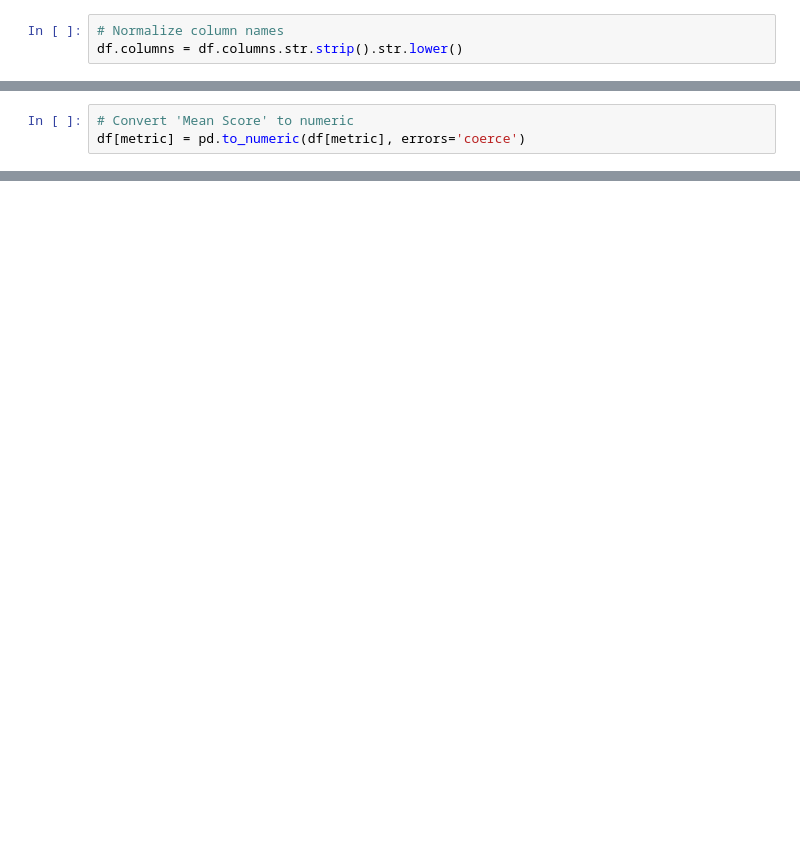
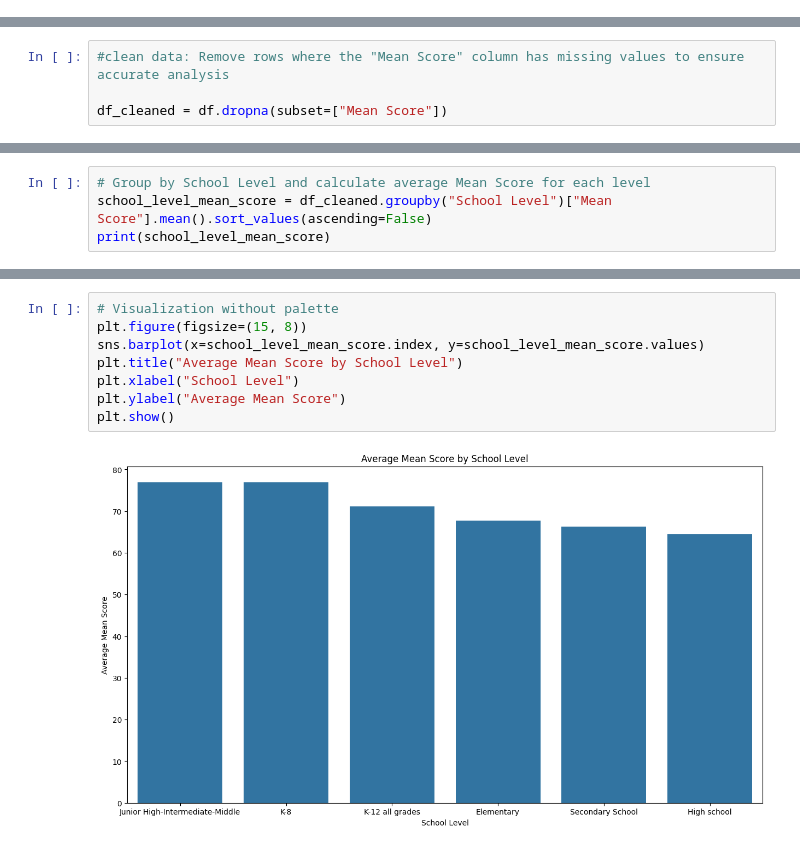
Before and after one commit to mpatel5/FoundationsOfDataScience, a Jupyter notebook: PythonProject1.ipynb, the cells around one changed output, grey strips where cells are left out. Saved outputs shown, nothing was run; the diff lists cells and outputs as text; blank space fills up the shorter version.

```diff
--- a/PythonProject1.ipynb
+++ b/PythonProject1.ipynb
@@ -34,3 +37,0 @@ df.describe()
-# %%
-# Normalize column names
-df.columns = df.columns.str.strip().str.lower()
@@ -67,3 +37,0 @@ if metric not in df.columns:
-# %%
-# Convert 'Mean Score' to numeric
-df[metric] = pd.to_numeric(df[metric], errors='coerce')
@@ -127,0 +86,4 @@ Conclusion: The average Regents exam score for BROOKLYN TECHNICAL HIGH SCHOOL wa
+# %%
+#clean data: Remove rows where the "Mean Score" column has missing values to ensure accurate analysis
+
+df_cleaned = df.dropna(subset=["Mean Score"])
@@ -127,0 +131,4 @@ Conclusion: The average Regents exam score for BROOKLYN TECHNICAL HIGH SCHOOL wa
+# %%
+# Group by School Level and calculate average Mean Score for each level
+school_level_mean_score = df_cleaned.groupby("School Level")["Mean Score"].mean().sort_values(ascending=False)
+print(school_level_mean_score)
@@ -127,0 +159,10 @@ Conclusion: The average Regents exam score for BROOKLYN TECHNICAL HIGH SCHOOL wa
+# %%
+# Visualization without palette
+plt.figure(figsize=(15, 8))
+sns.barplot(x=school_level_mean_score.index, y=school_level_mean_score.values)
+plt.title("Average Mean Score by School Level")
+plt.xlabel("School Level")
+plt.ylabel("Average Mean Score")
+plt.show()
+# %% [output]
+[figure, added]
```
Also changed, not shown: parts of 24 cells of this notebook.
